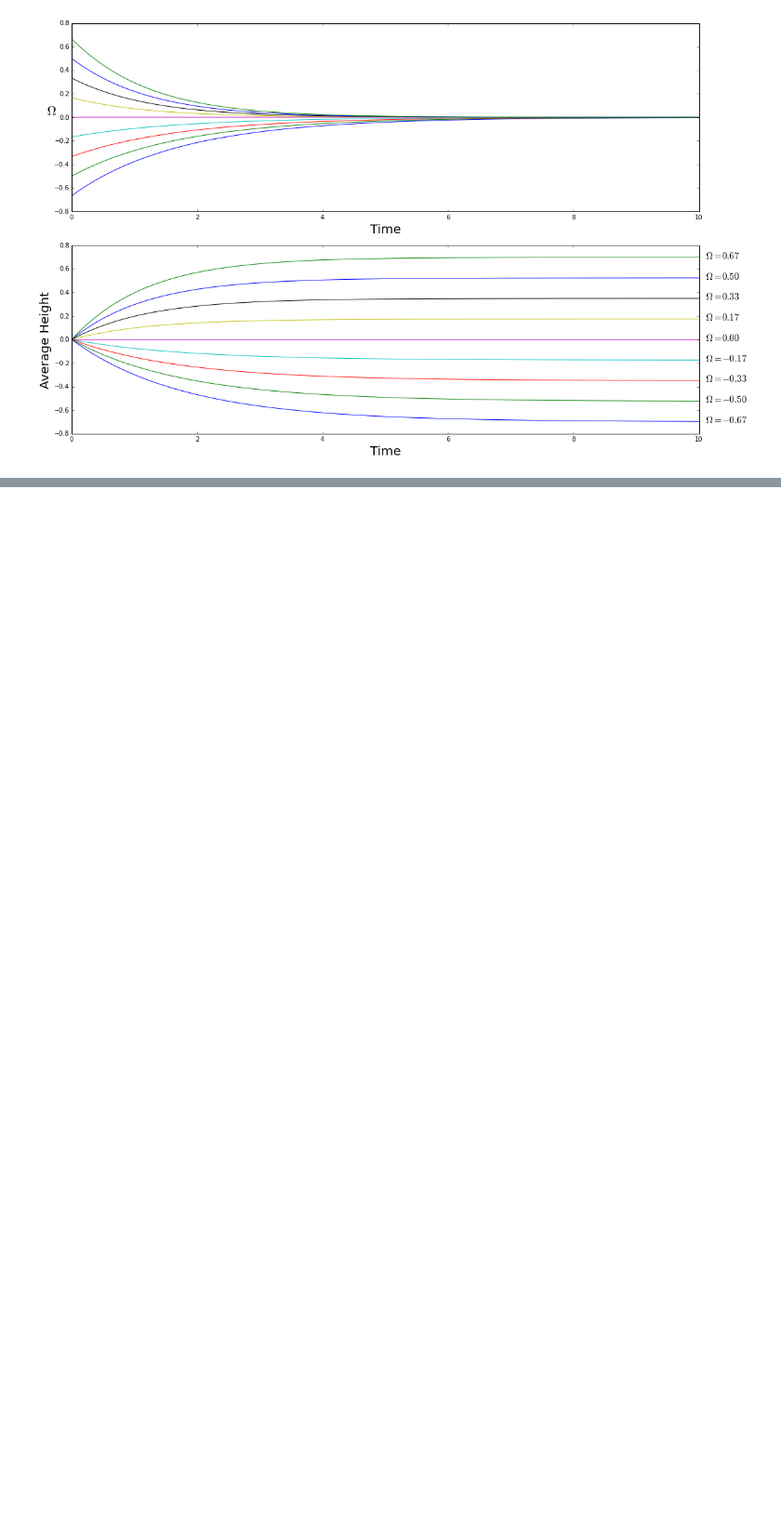
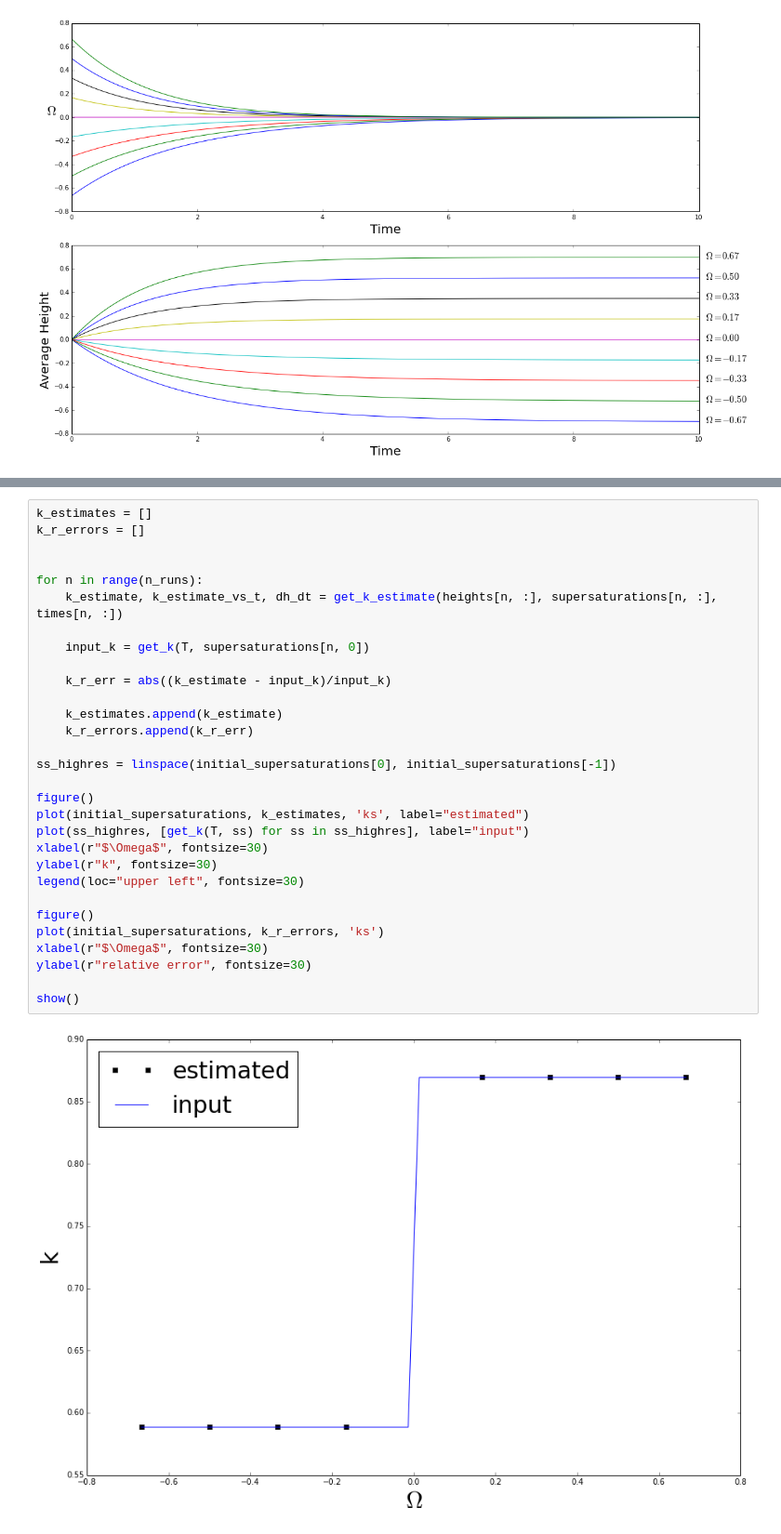
Before and after one commit to jorgehog/notebookCollection, a Jupyter notebook: GrowthEquations.ipynb, the cells around one changed output, grey strips where cells are left out. Shown at 93% size. Cells and saved outputs as stored; diff of their text form; blank space fills up the shorter version.

```diff
--- a/GrowthEquations.ipynb
+++ b/GrowthEquations.ipynb
@@ -159,0 +237,32 @@ Keep in mind that the time scale in KMC is arbitrary, and that the value of $k$
+# %%
+k_estimates = []
+k_r_errors = []
+
+
+for n in range(n_runs):
+    k_estimate, k_estimate_vs_t, dh_dt = get_k_estimate(heights[n, :], supersaturations[n, :], times[n, :])
+
+    input_k = get_k(T, supersaturations[n, 0])
+
+    k_r_err = abs((k_estimate - input_k)/input_k)
+
+    k_estimates.append(k_estimate)
+    k_r_errors.append(k_r_err)
+
+ss_highres = linspace(initial_supersaturations[0], initial_supersaturations[-1])
+
+figure()
+plot(initial_supersaturations, k_estimates, 'ks', label="estimated")
+plot(ss_highres, [get_k(T, ss) for ss in ss_highres], label="input")
+xlabel(r"$\Omega$", fontsize=30)
+ylabel(r"k", fontsize=30)
+legend(loc="upper left", fontsize=30)
+
+figure()
+plot(initial_supersaturations, k_r_errors, 'ks')
+xlabel(r"$\Omega$", fontsize=30)
+ylabel(r"relative error", fontsize=30)
+
+show()
+# %% [output]
+[figure, added]
```
Also changed, not shown: parts of 8 cells of this notebook.
